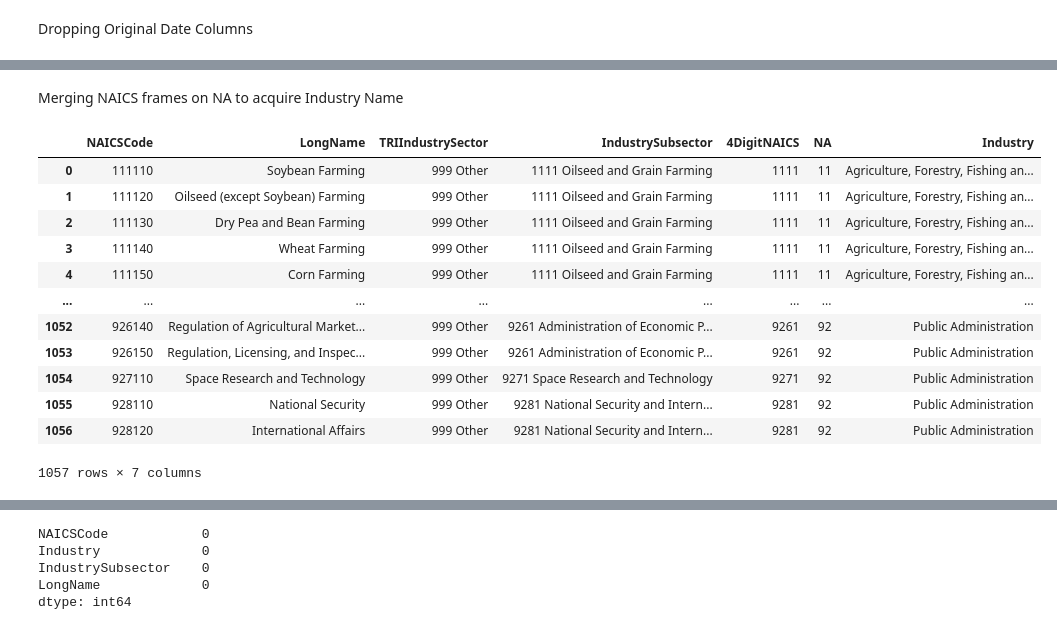
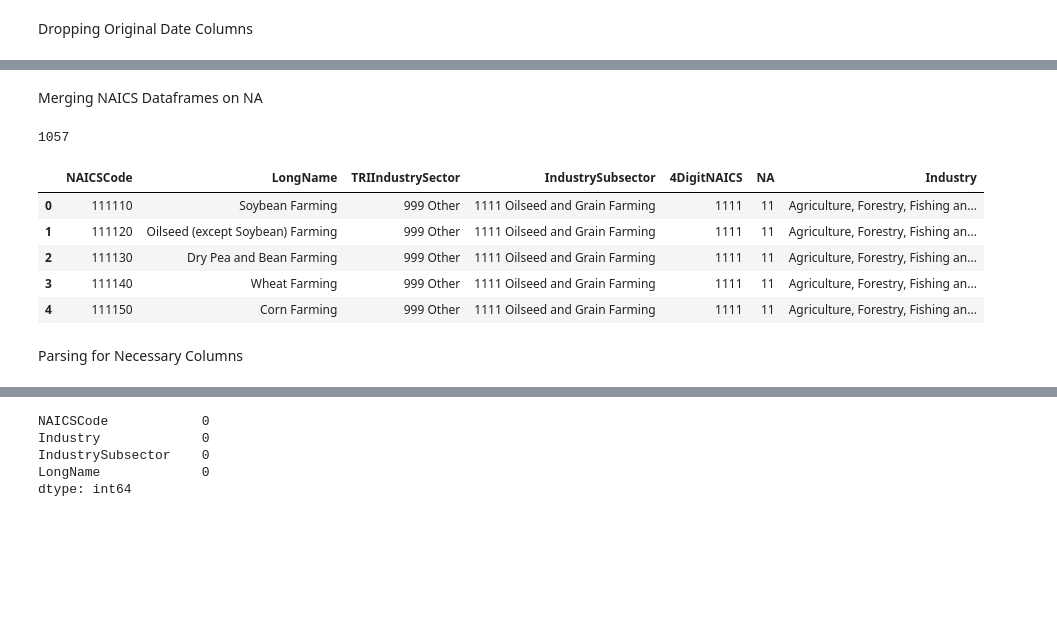
Before and after one commit to cspence001/mapdata_finalization_notebooks, a Jupyter notebook: main_label_pipe23.ipynb, the cells around one changed output, grey strips where cells are left out. Drawn from its saved outputs; the diff is of its cells as text; code cells hidden in the pictures; blank space fills up the shorter version.

Commit message:
pipeline rewrite, notebook cleanup, column rename

```diff
--- a/main_label_pipe23.ipynb
+++ b/main_label_pipe23.ipynb
@@ -31,0 +91,2 @@ ppp_df_23.head(20)
+# %%
+pd.reset_option('all', silent=True)
@@ -31,0 +114,2 @@ ppp_df_23.head(20)
+# %%
+pd.reset_option('all', silent=True)
@@ -442,22 +364,19 @@ naics_full
 # %% [markdown]
-Merging NAICS frames on NA to acquire Industry Name
+Merging NAICS Dataframes on NA
 # %%
 naics_comb = naics_full.merge(naics_ind, on ="NA", how="left")
-naics_comb
+print(naics_comb.shape[0])
+naics_comb.head()
 # %% [output]
+1057
 |  | NAICSCode | LongName | TRIIndustrySector | IndustrySubsector | 4DigitNAICS | NA | Industry |
 | 0 | 111110 | Soybean Farming | 999 Other | 1111 Oilseed and Grain Farming | 1111 | 11 | Agriculture, Forestry, Fishing an... |
 | 1 | 111120 | Oilseed (except Soybean) Farming | 999 Other | 1111 Oilseed and Grain Farming | 1111 | 11 | Agriculture, Forestry, Fishing an... |
 | 2 | 111130 | Dry Pea and Bean Farming | 999 Other | 1111 Oilseed and Grain Farming | 1111 | 11 | Agriculture, Forestry, Fishing an... |
 | 3 | 111140 | Wheat Farming | 999 Other | 1111 Oilseed and Grain Farming | 1111 | 11 | Agriculture, Forestry, Fishing an... |
 | 4 | 111150 | Corn Farming | 999 Other | 1111 Oilseed and Grain Farming | 1111 | 11 | Agriculture, Forestry, Fishing an... |
-| ... | ... | ... | ... | ... | ... | ... | ... |
-| 1052 | 926140 | Regulation of Agricultural Market... | 999 Other | 9261 Administration of Economic P... | 9261 | 92 | Public Administration |
-| 1053 | 926150 | Regulation, Licensing, and Inspec... | 999 Other | 9261 Administration of Economic P... | 9261 | 92 | Public Administration |
-| 1054 | 927110 | Space Research and Technology | 999 Other | 9271 Space Research and Technology | 9271 | 92 | Public Administration |
-| 1055 | 928110 | National Security | 999 Other | 9281 National Security and Intern... | 9281 | 92 | Public Administration |
-| 1056 | 928120 | International Affairs | 999 Other | 9281 National Security and Intern... | 9281 | 92 | Public Administration |
-1057 rows × 7 columns
+# %% [markdown]
+Parsing for Necessary Columns
 # %%
 cols = ["NAICSCode","Industry","IndustrySubsector","LongName"]
 naics_final = naics_comb[cols]
```
Also changed, not shown: parts of 180 cells of this notebook, 3 other files.
